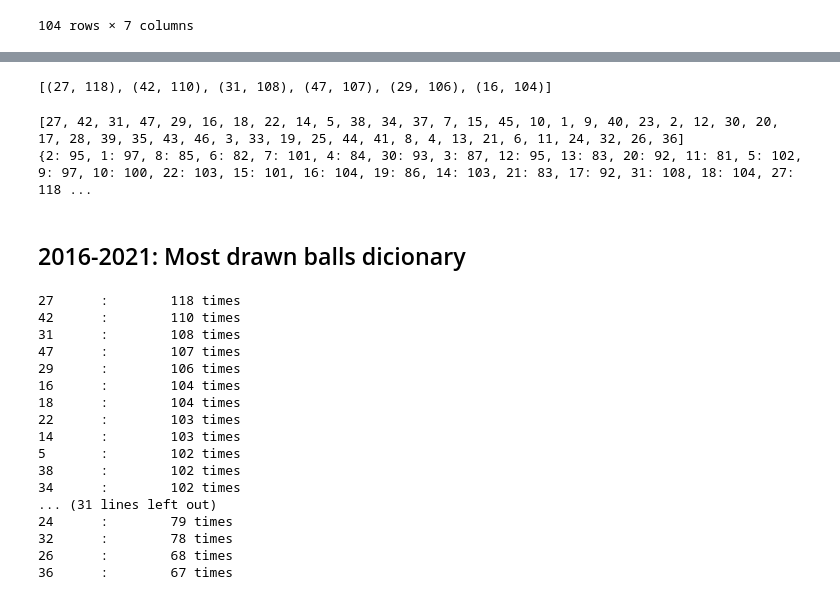
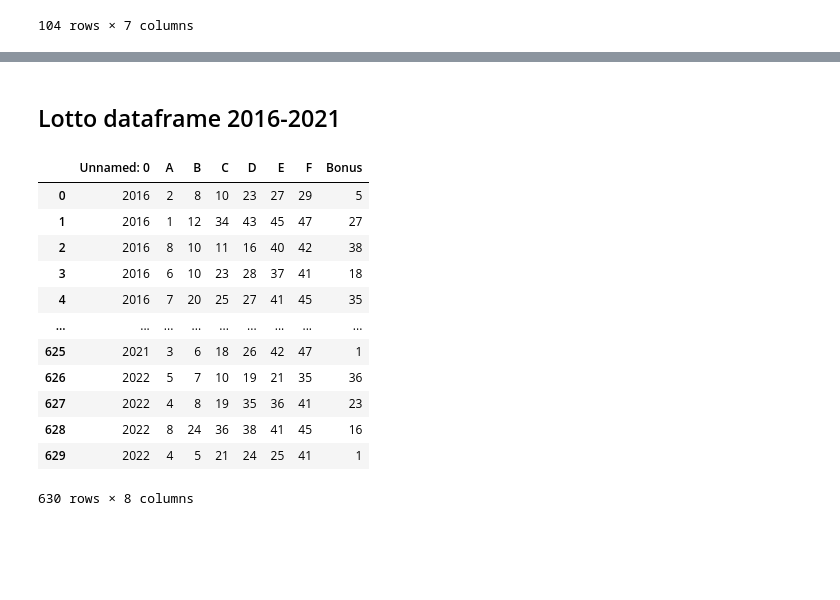
Before and after one commit to killfoley/Lotto-Scraping, a Jupyter notebook: Lotto results notebook.ipynb, the cells around one changed output, grey strips where cells are left out. Saved outputs shown, nothing was run; the diff lists cells and outputs as text; code cells hidden in the pictures; blank space fills up the shorter version.

```diff
--- a/Lotto results notebook.ipynb
+++ b/Lotto results notebook.ipynb
@@ -1033,47 +489,20 @@ print(num_most_common_all)
-# %%
-# find the 6 most common numbers in the list
-most_common_6_all = Counter(list_ball_all).most_common(6)
-most_common_6_all
-# %% [output]
-[(27, 118), (42, 110), (31, 108), (47, 107), (29, 106), (16, 104)]
-# %%
-number_counter_all = {}
-for number in list_ball_all:
-    if number in number_counter_all:
-        number_counter_all[number] += 1
-    else:
-        number_counter_all[number] = 1
-
-popular_numbers_all = sorted(number_counter_all, key = number_counter_all.get, reverse = True)
-
-print(popular_numbers_all)
-print(number_counter_all)
-# %% [output]
-[27, 42, 31, 47, 29, 16, 18, 22, 14, 5, 38, 34, 37, 7, 15, 45, 10, 1, 9, 40, 23, 2, 12, 30, 20, 17, 28, 39, 35, 43, 46, 3, 33, 19, 25, 44, 41, 8, 4, 13, 21, 6, 11, 24, 32, 26, 36]
-{2: 95, 1: 97, 8: 85, 6: 82, 7: 101, 4: 84, 30: 93, 3: 87, 12: 95, 13: 83, 20: 92, 11: 81, 5: 102, 9: 97, 10: 100, 22: 103, 15: 101, 16: 104, 19: 86, 14: 103, 21: 83, 17: 92, 31: 108, 18: 104, 27: 118 ...
-# %% [markdown]
-## 2016-2021: Most drawn balls dicionary
-# %%
-#print the dictionary with sorted values
-dictionary_numbers_all = Counter(list_ball_all)
-dictionary_numbers_sorted_keys_all = sorted(dictionary_numbers_all, key=dictionary_numbers_all.get, reverse=True)
-for r in dictionary_numbers_sorted_keys_all:
-    print ("{}\t: \t {} times".format(r, dictionary_numbers_all[r]))
-# %% [output]
-27      :        118 times
-42      :        110 times
-31      :        108 times
-47      :        107 times
-29      :        106 times
-16      :        104 times
-18      :        104 times
-22      :        103 times
-14      :        103 times
-5       :        102 times
-38      :        102 times
-34      :        102 times
-... (31 lines left out)
-24      :        79 times
-32      :        78 times
-26      :        68 times
-36      :        67 times
+# %% [markdown]
+## Lotto dataframe 2016-2021
+# %%
+df_lotto_all = pd.read_csv('lotto_results.csv')
+df_lotto_all = df_lotto_all.drop(["Unnamed: 1"], axis=1)
+df_lotto_all
+# %% [output]
+|  | Unnamed: 0 | A | B | C | D | E | F | Bonus |
+| 0 | 2016 | 2 | 8 | 10 | 23 | 27 | 29 | 5 |
+| 1 | 2016 | 1 | 12 | 34 | 43 | 45 | 47 | 27 |
+| 2 | 2016 | 8 | 10 | 11 | 16 | 40 | 42 | 38 |
+| 3 | 2016 | 6 | 10 | 23 | 28 | 37 | 41 | 18 |
+| 4 | 2016 | 7 | 20 | 25 | 27 | 41 | 45 | 35 |
+| ... | ... | ... | ... | ... | ... | ... | ... | ... |
+| 625 | 2021 | 3 | 6 | 18 | 26 | 42 | 47 | 1 |
+| 626 | 2022 | 5 | 7 | 10 | 19 | 21 | 35 | 36 |
+| 627 | 2022 | 4 | 8 | 19 | 35 | 36 | 41 | 23 |
+| 628 | 2022 | 8 | 24 | 36 | 38 | 41 | 45 | 16 |
+| 629 | 2022 | 4 | 5 | 21 | 24 | 25 | 41 | 1 |
+630 rows × 8 columns
```
Also changed, not shown: parts of 117 cells of this notebook, 1 other file.
